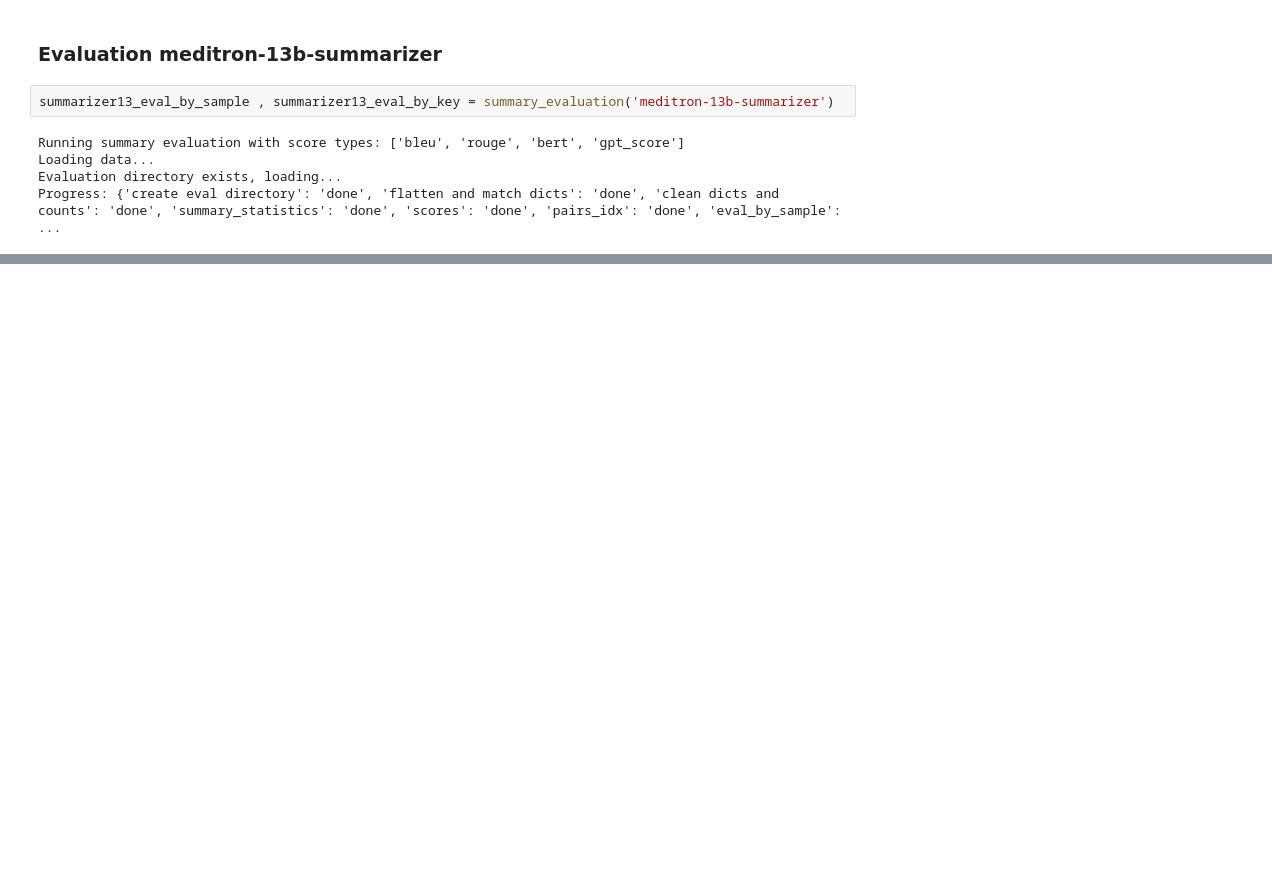
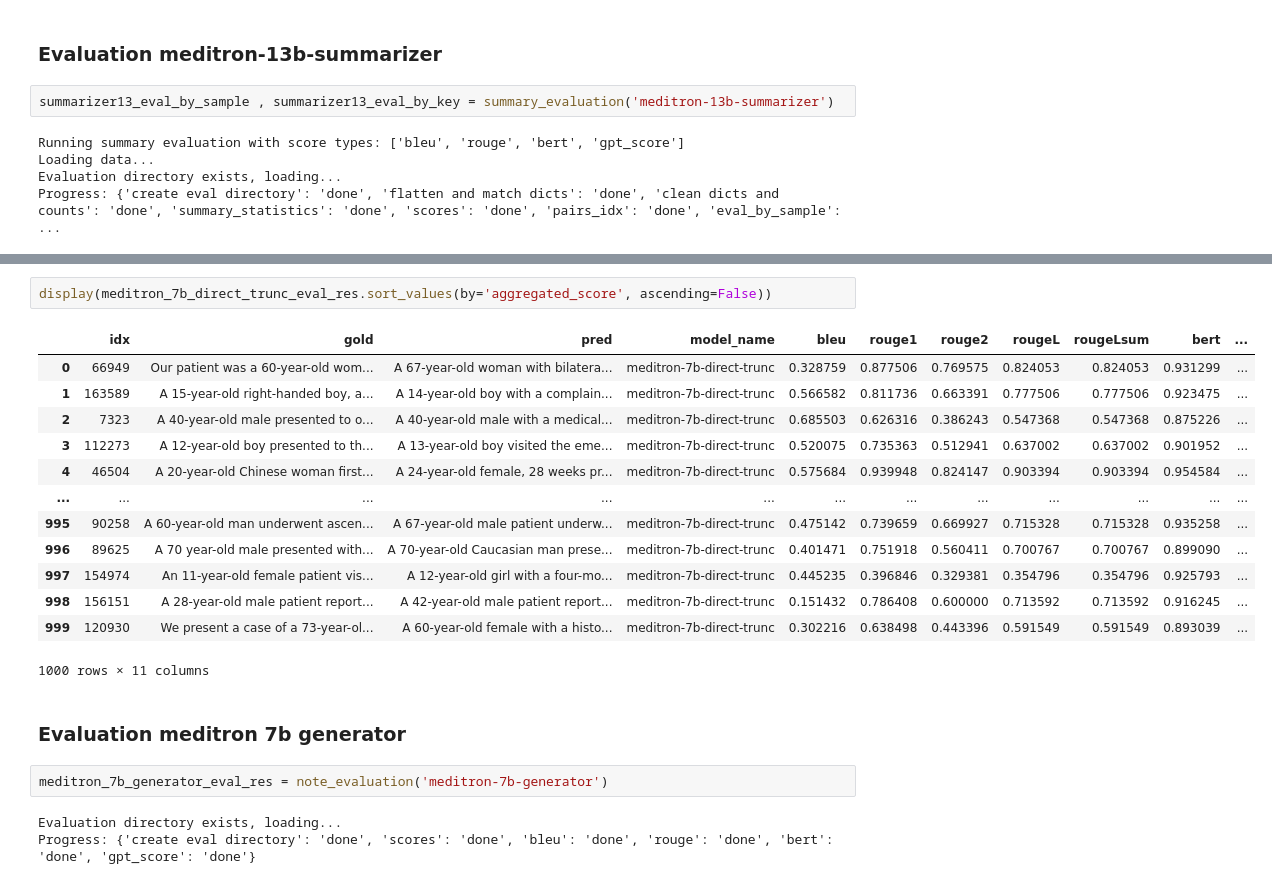
Before and after one commit to EPFL-IC-Make-Team/medinote, a Jupyter notebook: eval.ipynb, the cells around one changed output, grey strips where cells are left out. Drawn from its saved outputs; the diff is of its cells as text; blank space fills up the shorter version.

```diff
--- a/eval.ipynb
+++ b/eval.ipynb
@@ -163,0 +172,23 @@ To investigate whether there is difference between endoscopic submucosal dissect
+# %%
+display(meditron_7b_direct_trunc_eval_res.sort_values(by='aggregated_score', ascending=False))
+# %% [output]
+|  | idx | gold | pred | model_name | bleu | rouge1 | rouge2 | rougeL | rougeLsum | bert | ... |
+| 0 | 66949 | Our patient was a 60-year-old wom... | A 67-year-old woman with bilatera... | meditron-7b-direct-trunc | 0.328759 | 0.877506 | 0.769575 | 0.824053 | 0.824053 | 0.931299 | ... |
+| 1 | 163589 | A 15-year-old right-handed boy, a... | A 14-year-old boy with a complain... | meditron-7b-direct-trunc | 0.566582 | 0.811736 | 0.663391 | 0.777506 | 0.777506 | 0.923475 | ... |
+| 2 | 7323 | A 40-year-old male presented to o... | A 40-year-old male with a medical... | meditron-7b-direct-trunc | 0.685503 | 0.626316 | 0.386243 | 0.547368 | 0.547368 | 0.875226 | ... |
+| 3 | 112273 | A 12-year-old boy presented to th... | A 13-year-old boy visited the eme... | meditron-7b-direct-trunc | 0.520075 | 0.735363 | 0.512941 | 0.637002 | 0.637002 | 0.901952 | ... |
+| 4 | 46504 | A 20-year-old Chinese woman first... | A 24-year-old female, 28 weeks pr... | meditron-7b-direct-trunc | 0.575684 | 0.939948 | 0.824147 | 0.903394 | 0.903394 | 0.954584 | ... |
+| ... | ... | ... | ... | ... | ... | ... | ... | ... | ... | ... | ... |
+| 995 | 90258 | A 60-year-old man underwent ascen... | A 67-year-old male patient underw... | meditron-7b-direct-trunc | 0.475142 | 0.739659 | 0.669927 | 0.715328 | 0.715328 | 0.935258 | ... |
+| 996 | 89625 | A 70 year-old male presented with... | A 70-year-old Caucasian man prese... | meditron-7b-direct-trunc | 0.401471 | 0.751918 | 0.560411 | 0.700767 | 0.700767 | 0.899090 | ... |
+| 997 | 154974 | An 11-year-old female patient vis... | A 12-year-old girl with a four-mo... | meditron-7b-direct-trunc | 0.445235 | 0.396846 | 0.329381 | 0.354796 | 0.354796 | 0.925793 | ... |
+| 998 | 156151 | A 28-year-old male patient report... | A 42-year-old male patient report... | meditron-7b-direct-trunc | 0.151432 | 0.786408 | 0.600000 | 0.713592 | 0.713592 | 0.916245 | ... |
+| 999 | 120930 | We present a case of a 73-year-ol... | A 60-year-old female with a histo... | meditron-7b-direct-trunc | 0.302216 | 0.638498 | 0.443396 | 0.591549 | 0.591549 | 0.893039 | ... |
+1000 rows × 11 columns
+# %% [markdown]
+### Evaluation meditron 7b generator
+# %%
+meditron_7b_generator_eval_res = note_evaluation('meditron-7b-generator')
+# %% [output]
+Evaluation directory exists, loading...
+Progress: {'create eval directory': 'done', 'scores': 'done', 'bleu': 'done', 'rouge': 'done', 'bert': 'done', 'gpt_score': 'done'}
```
Also changed, not shown: parts of 23 cells of this notebook, 4 other files.
